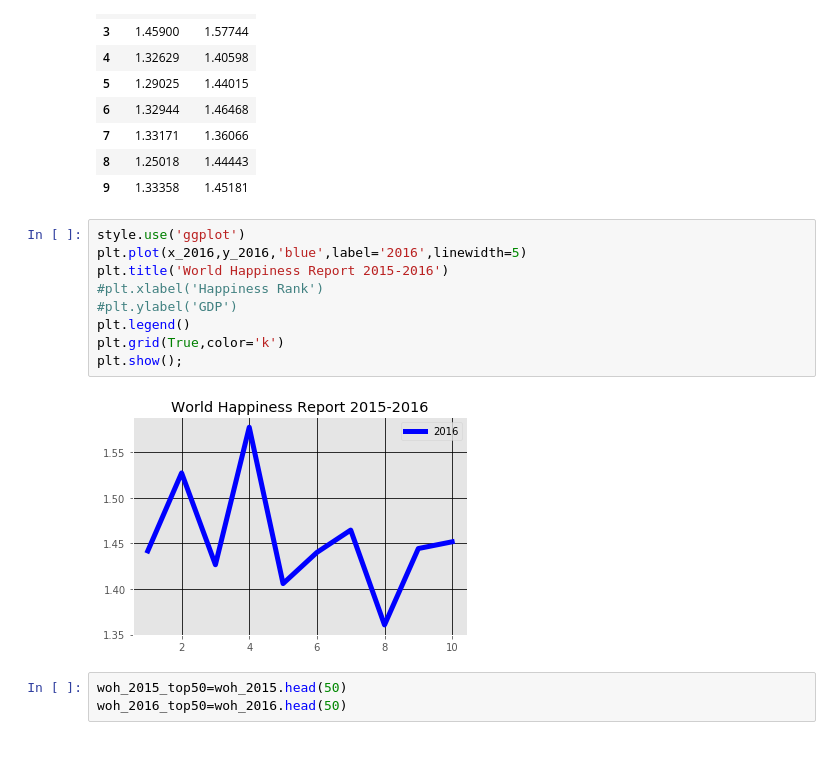
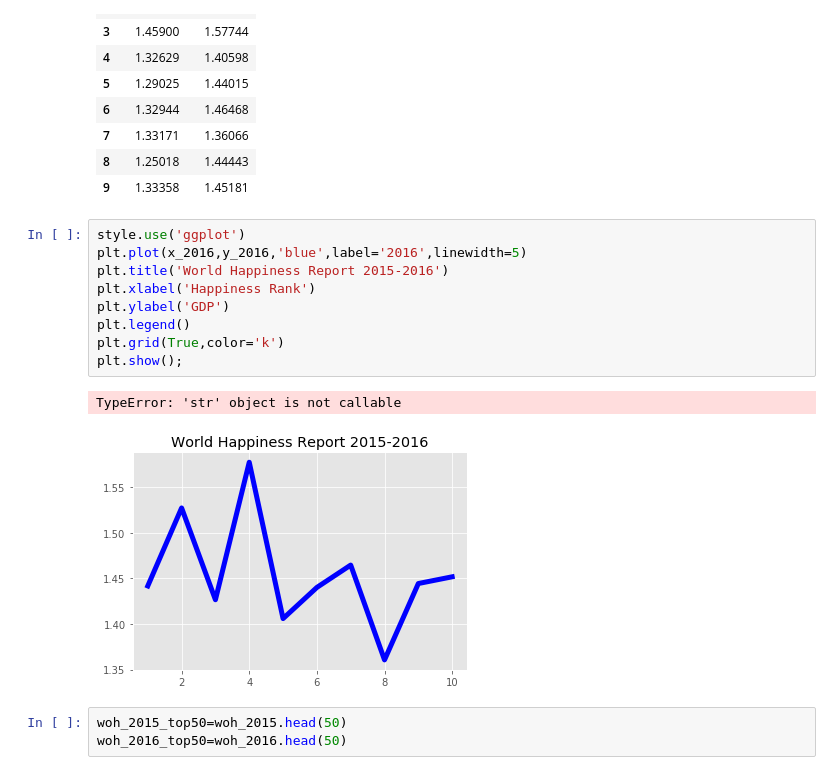
Before and after one commit to Shafin-Thiyam/UPX, a Jupyter notebook: Session/Day13_practice_part2.ipynb, the cells around one changed output. Drawn from its saved outputs; the diff is of its cells as text.

```diff
--- a/Session/Day13_practice_part2.ipynb
+++ b/Session/Day13_practice_part2.ipynb
@@ -197,14 +197,15 @@ df_compare
 # %%
 style.use('ggplot')
 plt.plot(x_2016,y_2016,'blue',label='2016',linewidth=5)
 plt.title('World Happiness Report 2015-2016')
-#plt.xlabel('Happiness Rank')
-#plt.ylabel('GDP')
+plt.xlabel('Happiness Rank')
+plt.ylabel('GDP')
 plt.legend()
 plt.grid(True,color='k')
 plt.show();
 # %% [output]
+TypeError: 'str' object is not callable
-[figure, old version]
+[figure, new version]
 # %%
 woh_2015_top50=woh_2015.head(50)
 woh_2016_top50=woh_2016.head(50)
```
